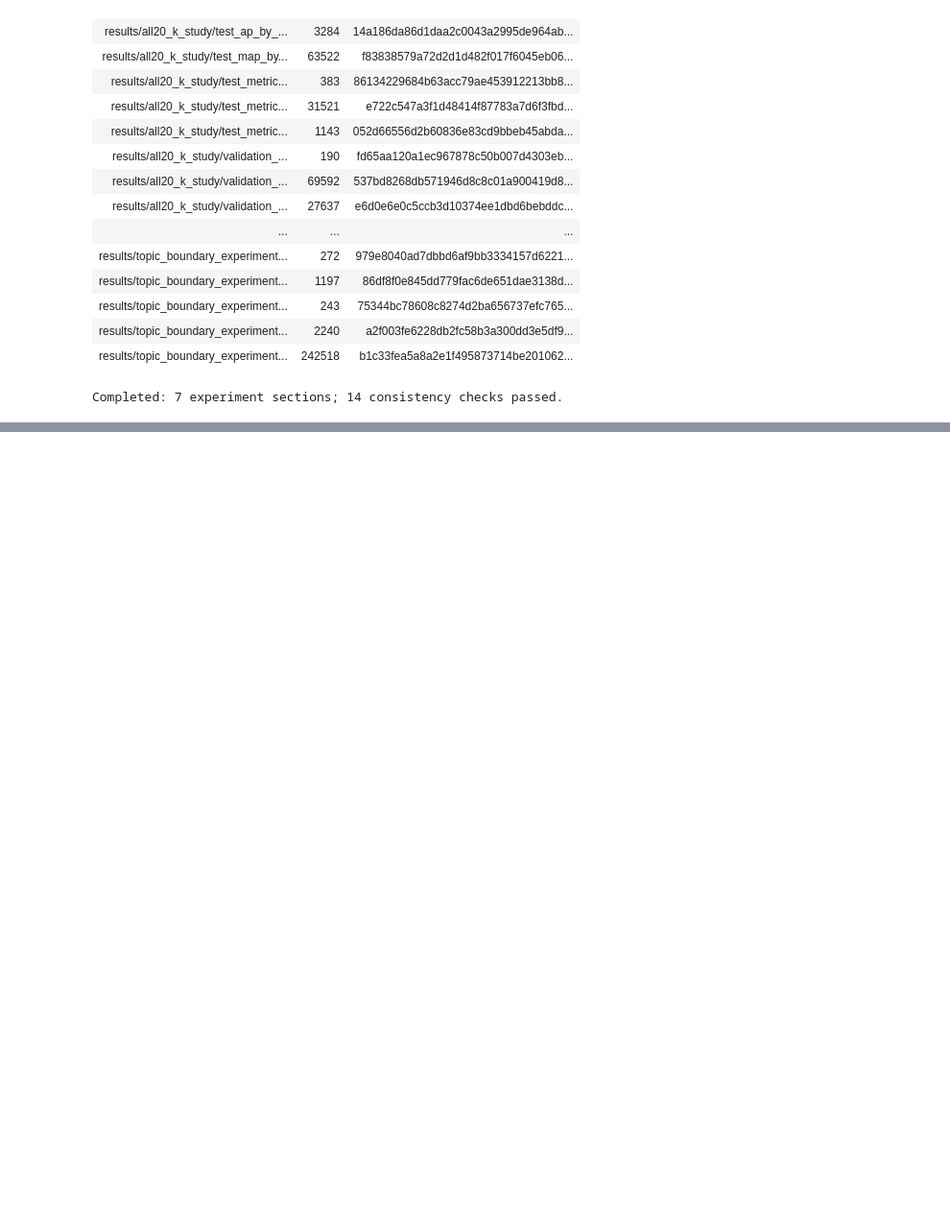
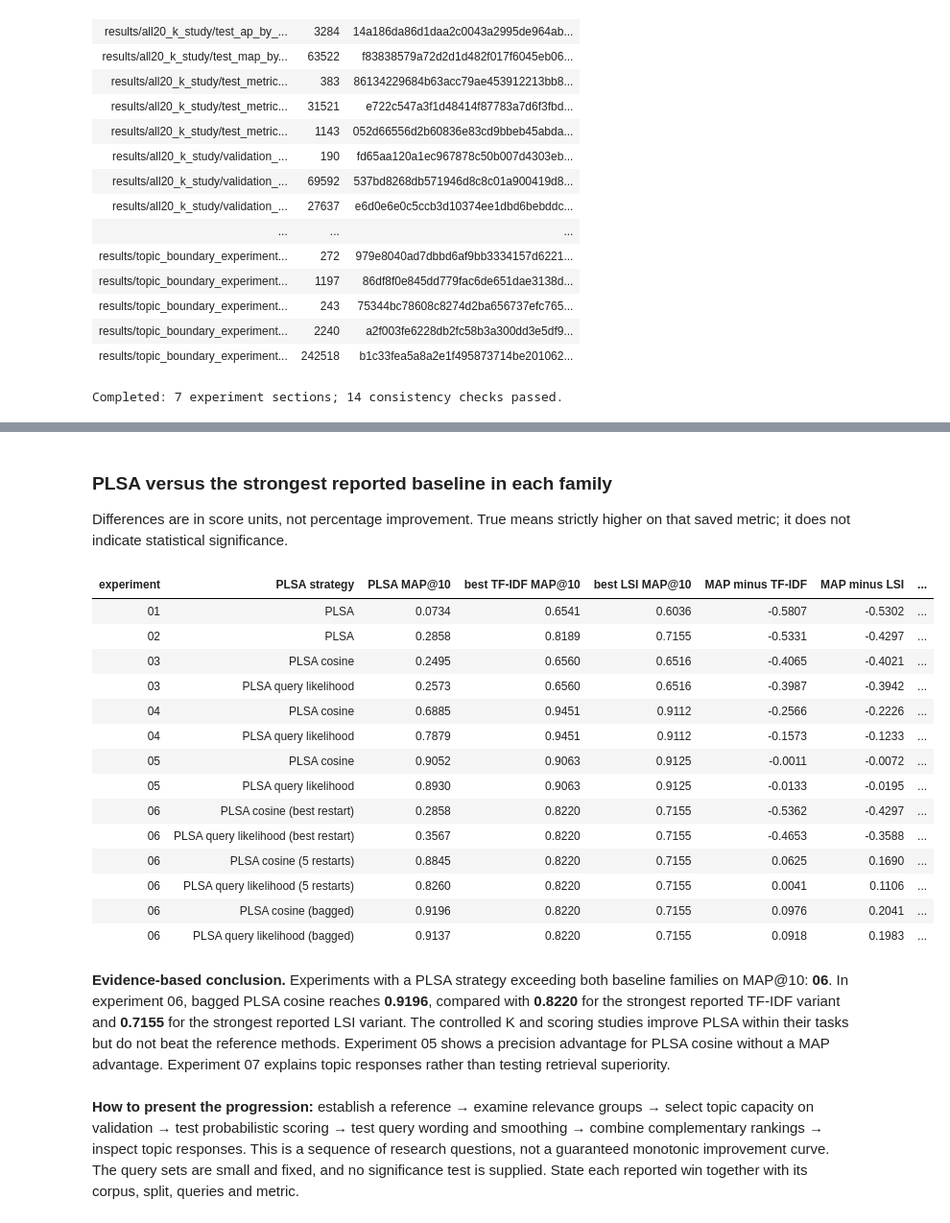
Before and after one commit to Animesh2609/Tendering, a Jupyter notebook: teammate-results/Result.ipynb, the cells around one changed output, grey strips where cells are left out. Shown at 96% size. Saved outputs shown, nothing was run; the diff lists cells and outputs as text; code cells hidden in the pictures; blank space fills up the shorter version.

Commit message:
Explain each PLSA experiment's changes, rationale and measured gains in Result notebook

```diff
--- a/teammate-results/Result.ipynb
+++ b/teammate-results/Result.ipynb
@@ -974,0 +1200,73 @@ Completed: 7 experiment sections; 14 consistency checks passed.
+# %%
+# Compare each PLSA strategy with both baseline families in its own experiment.
+# These are descriptive comparisons of saved results, not model refitting or
+# test-based hyperparameter selection. Never pool the different experimental tasks.
+comparison_rows = []
+for number in ['01', '02', '03', '04', '05', '06']:
+    table = TABLES[number]
+    tfidf_rows = table[table['method'].str.startswith('TF-IDF')]
+    lsi_rows = table[table['method'].str.startswith('LSI')]
+    plsa_rows = table[table['method'].str.startswith('PLSA')]
+    if tfidf_rows.empty or lsi_rows.empty or plsa_rows.empty:
+        raise ValueError('Missing a method family in experiment ' + number)
+    tf_map, ls_map = tfidf_rows['MAP@10'].max(), lsi_rows['MAP@10'].max()
+    tf_precision, ls_precision = tfidf_rows['Precision@10'].max(), lsi_rows['Precision@10'].max()
+    for _, row in plsa_rows.iterrows():
+        comparison_rows.append({
+            'experiment': number, 'PLSA strategy': row['method'],
+            'PLSA MAP@10': row['MAP@10'],
+            'best TF-IDF MAP@10': tf_map, 'best LSI MAP@10': ls_map,
+            'MAP minus TF-IDF': row['MAP@10'] - tf_map,
+            'MAP minus LSI': row['MAP@10'] - ls_map,
+            'higher MAP than both': row['MAP@10'] > max(tf_map, ls_map),
+            'PLSA Precision@10': row['Precision@10'],
+            'best TF-IDF Precision@10': tf_precision, 'best LSI Precision@10': ls_precision,
+            'higher precision than both': row['Precision@10'] > max(tf_precision, ls_precision),
+        })
+comparison = pd.DataFrame(comparison_rows)
+show_table(comparison, 'PLSA versus the strongest reported baseline in each family',
+           'Differences are in score units, not percentage improvement. True means strictly higher on that saved metric; it does not indicate statistical significance.')
+winners = comparison[comparison['higher MAP than both']]
+winner_experiments = ', '.join(sorted(winners['experiment'].unique())) or 'none'
+strongest_tf = ensemble.loc[ensemble.index.str.startswith('TF-IDF'), 'MAP@10'].max()
+strongest_ls = ensemble.loc[ensemble.index.str.startswith('LSI'), 'MAP@10'].max()
+conclusion = (
+    '**Evidence-based conclusion.** Experiments with a PLSA strategy exceeding both baseline '
+    'families on MAP@10: **' + winner_experiments + '**. In experiment 06, bagged PLSA cosine '
+    'reaches **{:.4f}**, compared with **{:.4f}** for the strongest reported TF-IDF variant '
+    'and **{:.4f}** for the strongest reported LSI variant. '.format(bagged, strongest_tf, strongest_ls) +
+    'The controlled K and scoring studies improve PLSA within their tasks but do not beat '
+    'the reference methods. Experiment 05 shows a precision advantage for PLSA cosine '
+    'without a MAP advantage. Experiment 07 explains topic responses rather than '
+    'testing retrieval superiority.'
+)
+display(Markdown(conclusion))
+display(Markdown(
+    '**How to present the progression:** establish a reference → examine relevance groups '
+    '→ select topic capacity on validation → test probabilistic scoring → test query wording '
+    'and smoothing → combine complementary rankings → inspect topic responses. '
+    'This is a sequence of research questions, not a guaranteed monotonic improvement curve. '
+    'The query sets are small and fixed, and no significance test is supplied. '
+    'State each reported win together with its corpus, split, queries and metric.'
+))
+# %% [output]
+### PLSA versus the strongest reported baseline in each family
+
+Differences are in score units, not percentage improvement. True means strictly higher on that saved metric; it does not indicate statistical significance.
+| experiment | PLSA strategy | PLSA MAP@10 | best TF-IDF MAP@10 | best LSI MAP@10 | MAP minus TF-IDF | MAP minus LSI | ... |
+| 01 | PLSA | 0.0734 | 0.6541 | 0.6036 | -0.5807 | -0.5302 | ... |
+| 02 | PLSA | 0.2858 | 0.8189 | 0.7155 | -0.5331 | -0.4297 | ... |
+| 03 | PLSA cosine | 0.2495 | 0.6560 | 0.6516 | -0.4065 | -0.4021 | ... |
+| 03 | PLSA query likelihood | 0.2573 | 0.6560 | 0.6516 | -0.3987 | -0.3942 | ... |
+| 04 | PLSA cosine | 0.6885 | 0.9451 | 0.9112 | -0.2566 | -0.2226 | ... |
+| 04 | PLSA query likelihood | 0.7879 | 0.9451 | 0.9112 | -0.1573 | -0.1233 | ... |
+| 05 | PLSA cosine | 0.9052 | 0.9063 | 0.9125 | -0.0011 | -0.0072 | ... |
+| 05 | PLSA query likelihood | 0.8930 | 0.9063 | 0.9125 | -0.0133 | -0.0195 | ... |
+| 06 | PLSA cosine (best restart) | 0.2858 | 0.8220 | 0.7155 | -0.5362 | -0.4297 | ... |
+| 06 | PLSA query likelihood (best restart) | 0.3567 | 0.8220 | 0.7155 | -0.4653 | -0.3588 | ... |
+| 06 | PLSA cosine (5 restarts) | 0.8845 | 0.8220 | 0.7155 | 0.0625 | 0.1690 | ... |
+| 06 | PLSA query likelihood (5 restarts) | 0.8260 | 0.8220 | 0.7155 | 0.0041 | 0.1106 | ... |
+| 06 | PLSA cosine (bagged) | 0.9196 | 0.8220 | 0.7155 | 0.0976 | 0.2041 | ... |
+| 06 | PLSA query likelihood (bagged) | 0.9137 | 0.8220 | 0.7155 | 0.0918 | 0.1983 | ... |
+**Evidence-based conclusion.** Experiments with a PLSA strategy exceeding both baseline families on MAP@10: **06**. In experiment 06, bagged PLSA cosine reaches **0.9196**, compared with **0.8220** for the strongest reported TF-IDF variant and **0.7155** for the strongest reported LSI variant. The controlled K and scoring studies improve PLSA within their tasks but do not beat the reference methods. Experiment 05 shows a precision advantage for PLSA cosine without a MAP advantage. Experiment 07 explains topic responses rather than testing retrieval superiority.
+**How to present the progression:** establish a reference → examine relevance groups → select topic capacity on validation → test probabilistic scoring → test query wording and smoothing → combine complementary rankings → inspect topic responses. This is a sequence of research questions, not a guaranteed monotonic improvement curve. The query sets are small and fixed, and no significance test is supplied. State each reported win together with its corpus, split, queries and metric.
```
Also changed, not shown: parts of 4 cells of this notebook, 2 other files.
